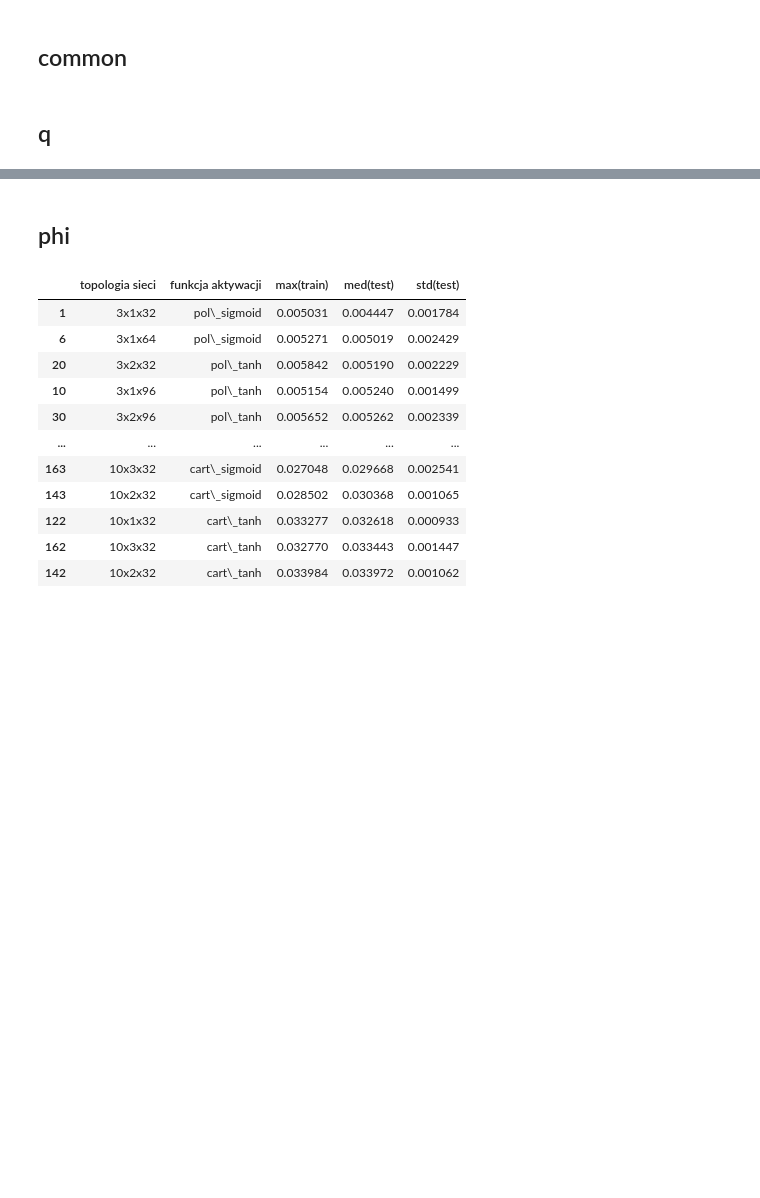
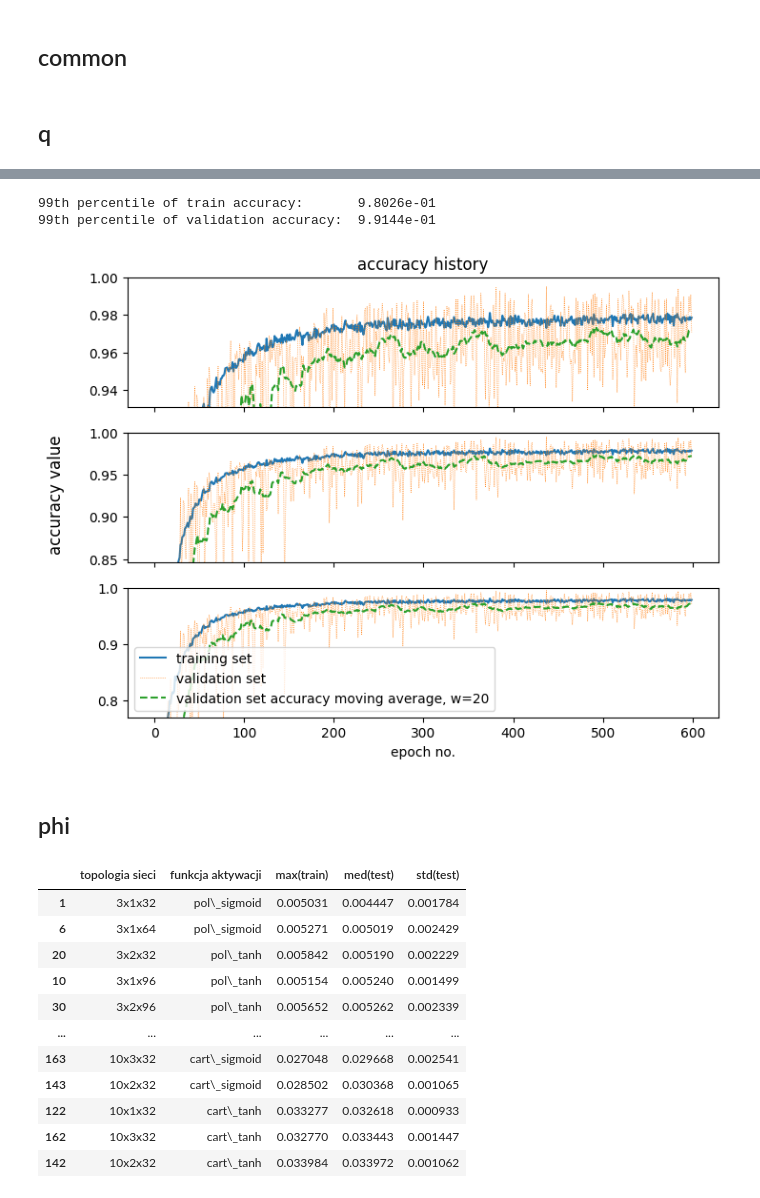
Before and after one commit to P4ndaM1x/engineering-dissertation, a Jupyter notebook: trained_models/hp_extractor.ipynb, the cells around one changed output, grey strips where cells are left out. Cells and saved outputs as stored; diff of their text form; code cells hidden in the pictures; blank space fills up the shorter version.

```diff
--- a/trained_models/hp_extractor.ipynb
+++ b/trained_models/hp_extractor.ipynb
@@ -97,3 +132,11 @@ df.sort_values('med(test)', ascending=False)[:MAX_ROWS]
+# %%
+from common.plot import plot_metric_history_zoomed
+history_df = pd.read_csv(ABS_ROOT_DIR_PATH + 'trained_models/q/1700514700/history/10-3-16-pol_tanh-softmax_real_with_abs-history.csv')
+plot_metric_history_zoomed(history_df, metric='accuracy', mode='max', moving_average_window=(20,), threshold_multiplier=0.95)
+# %% [output]
+99th percentile of train accuracy:       9.8026e-01
+99th percentile of validation accuracy:  9.9144e-01
+[figure, added]
 # %% [markdown]
 ## phi
 # %%
```
Also changed, not shown: parts of 11 cells of this notebook, 4 other files.
